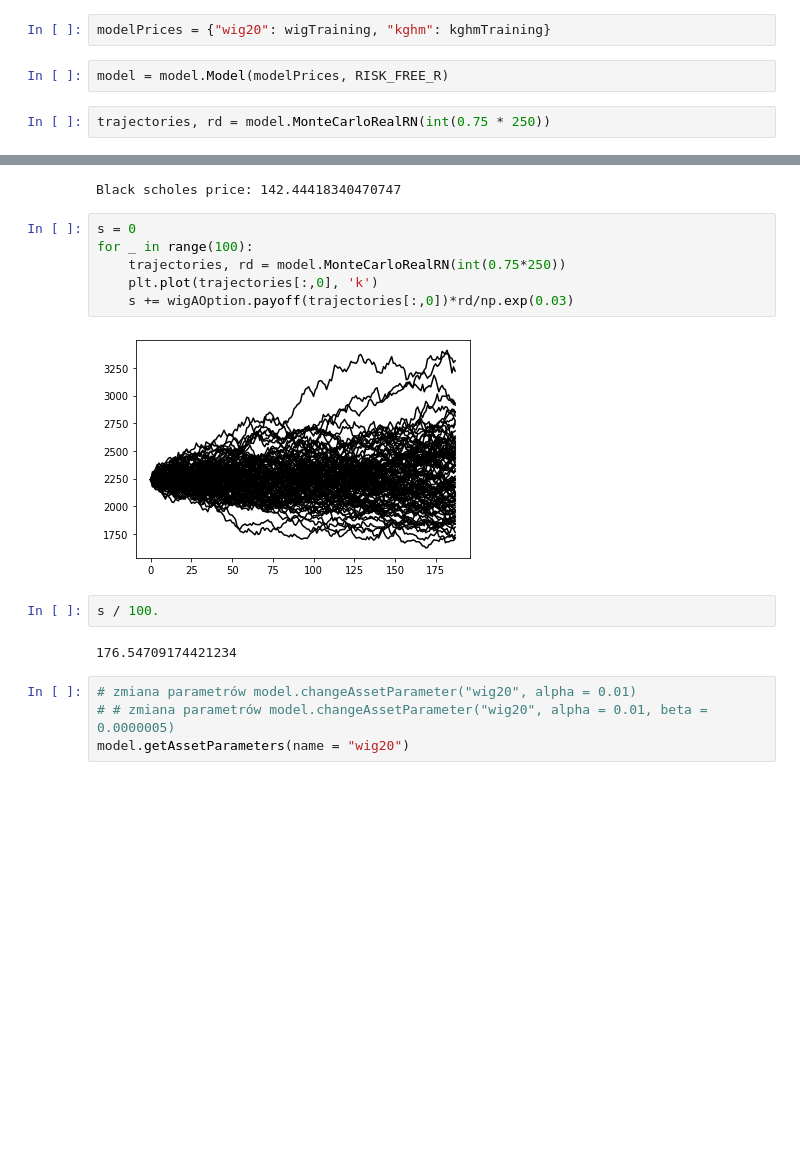
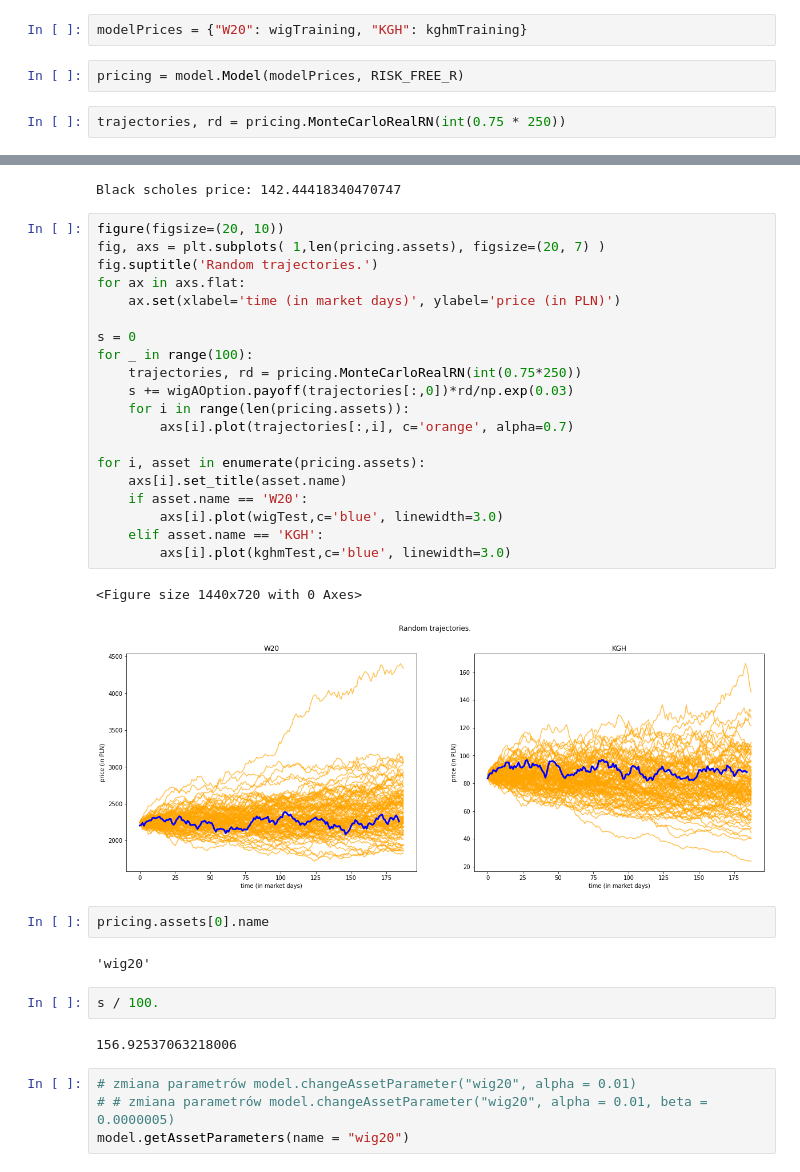
Before and after one commit to wfica/stochastic-fin-maths, a Jupyter notebook: project_1/libraryTests.ipynb, the cells around one changed output, grey strips where cells are left out. Saved outputs shown, nothing was run; the diff lists cells and outputs as text; blank space fills up the shorter version.

Commit message:
Plot true trajectories alongside the random ones.

```diff
--- a/project_1/libraryTests.ipynb
+++ b/project_1/libraryTests.ipynb
@@ -40,27 +49,46 @@ kghmTraining = wig_20_all.loc[(wig_20_all['Data'] >= TRAINING_DATE_START) & (wig
 # %%
-modelPrices = {"wig20": wigTraining, "kghm": kghmTraining}
+modelPrices = {"W20": wigTraining, "KGH": kghmTraining}
 # %%
-model = model.Model(modelPrices, RISK_FREE_R)
+pricing = model.Model(modelPrices, RISK_FREE_R)
 # %%
-trajectories, rd = model.MonteCarloRealRN(int(0.75 * 250))
+trajectories, rd = pricing.MonteCarloRealRN(int(0.75 * 250))
 # %%
 wigAOption = options.CallOption(wigTraining, 0.03, 2200)
 wigAOption.update(2203.7, int(0.75*250))
 print("Black scholes price:", wigAOption.value())
 # %% [output]
 Black scholes price: 142.44418340470747
-# %%
-s = 0
-for _ in range(100):
-    trajectories, rd = model.MonteCarloRealRN(int(0.75*250))
-    plt.plot(trajectories[:,0], 'k')
-    s += wigAOption.payoff(trajectories[:,0])*rd/np.exp(0.03)
-# %% [output]
-[figure, removed]
+# %%
+figure(figsize=(20, 10))
+fig, axs = plt.subplots( 1,len(pricing.assets), figsize=(20, 7) )
+fig.suptitle('Random trajectories.')
+for ax in axs.flat:
+    ax.set(xlabel='time (in market days)', ylabel='price (in PLN)')
+
+s = 0
+for _ in range(100):
+    trajectories, rd = pricing.MonteCarloRealRN(int(0.75*250))
+    s += wigAOption.payoff(trajectories[:,0])*rd/np.exp(0.03)
+    for i in range(len(pricing.assets)):
+        axs[i].plot(trajectories[:,i], c='orange', alpha=0.7)
+
+for i, asset in enumerate(pricing.assets):
+    axs[i].set_title(asset.name)
+    if asset.name == 'W20':
+        axs[i].plot(wigTest,c='blue', linewidth=3.0)
+    elif asset.name == 'KGH':
+        axs[i].plot(kghmTest,c='blue', linewidth=3.0)
+# %% [output]
+<Figure size 1440x720 with 0 Axes>
+[figure, added]
+# %%
+pricing.assets[0].name
+# %% [output]
+'wig20'
 # %%
 s / 100.
 # %% [output]
-176.54709174421234
+156.92537063218006
 # %%
 # zmiana parametrów model.changeAssetParameter("wig20", alpha = 0.01)
 # # zmiana parametrów model.changeAssetParameter("wig20", alpha = 0.01, beta = 0.0000005)
```
Also changed, not shown: parts of 4 cells of this notebook, 1 other file.
